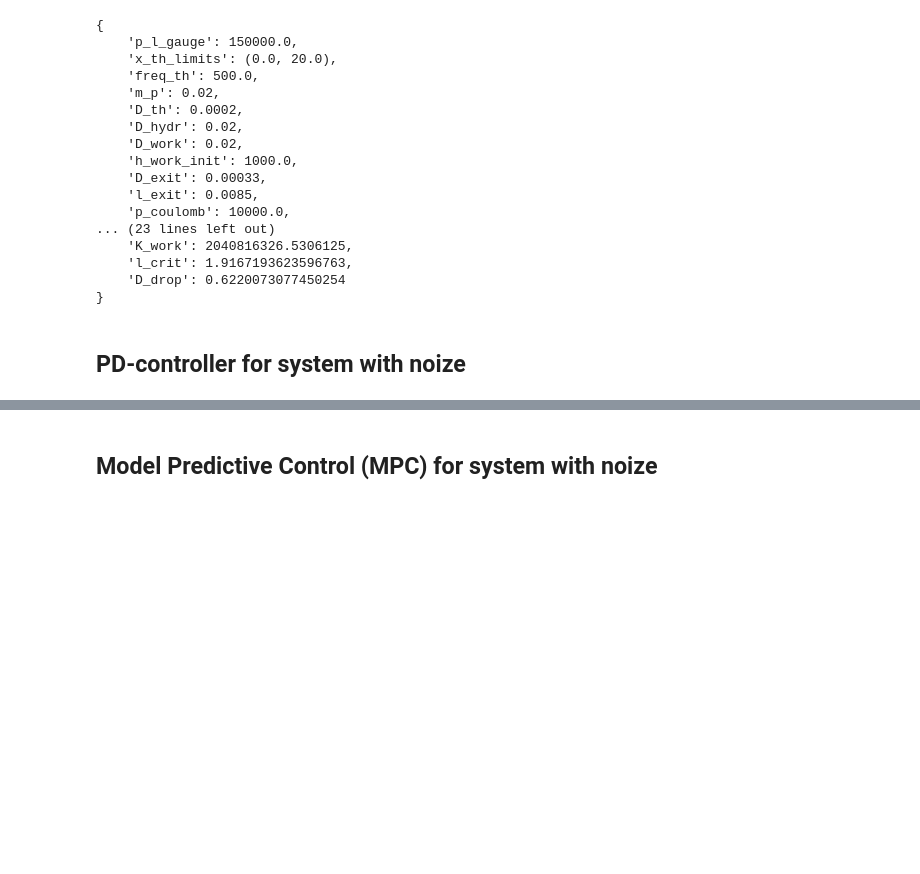
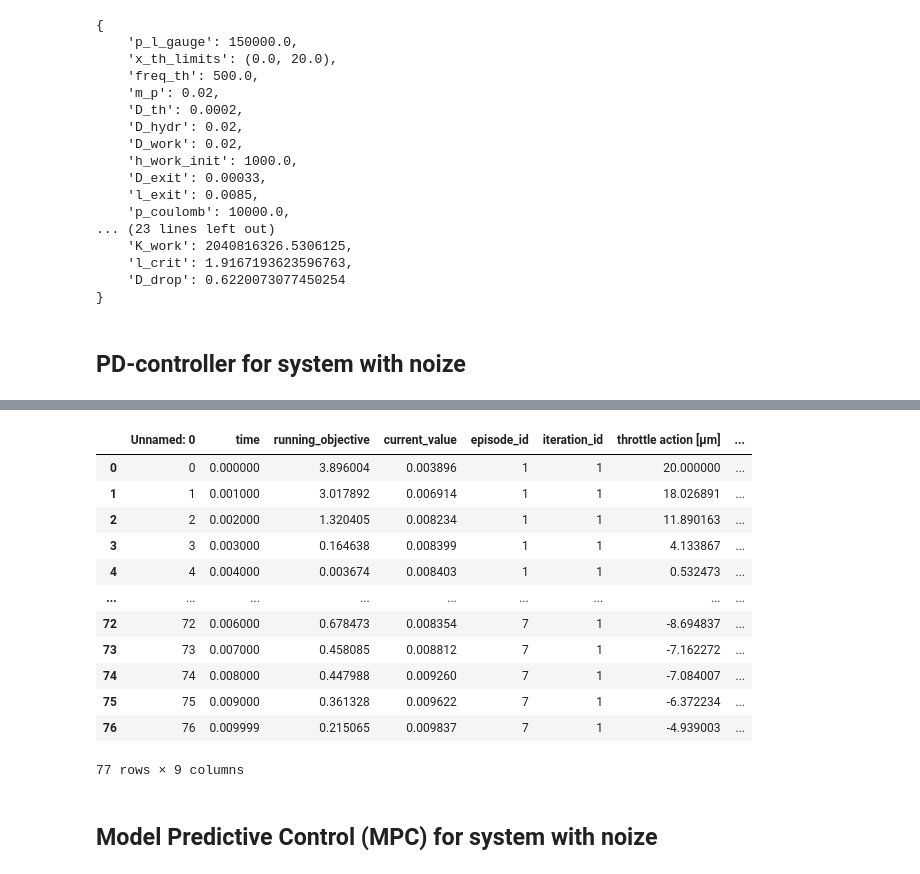
Before and after one commit to mvulf/acm-project, a Jupyter notebook: main.ipynb, the cells around one changed output, grey strips where cells are left out. Cells and saved outputs as stored; diff of their text form; code cells hidden in the pictures; blank space fills up the shorter version.

```diff
--- a/main.ipynb
+++ b/main.ipynb
@@ -422,3 +415,19 @@ callbacks[-1].clear_recent_data()
+# %%
+observations_pd_noize
+# %% [output]
+|  | Unnamed: 0 | time | running_objective | current_value | episode_id | iteration_id | throttle action [µm] | ... |
+| 0 | 0 | 0.000000 | 3.896004 | 0.003896 | 1 | 1 | 20.000000 | ... |
+| 1 | 1 | 0.001000 | 3.017892 | 0.006914 | 1 | 1 | 18.026891 | ... |
+| 2 | 2 | 0.002000 | 1.320405 | 0.008234 | 1 | 1 | 11.890163 | ... |
+| 3 | 3 | 0.003000 | 0.164638 | 0.008399 | 1 | 1 | 4.133867 | ... |
+| 4 | 4 | 0.004000 | 0.003674 | 0.008403 | 1 | 1 | 0.532473 | ... |
+| ... | ... | ... | ... | ... | ... | ... | ... | ... |
+| 72 | 72 | 0.006000 | 0.678473 | 0.008354 | 7 | 1 | -8.694837 | ... |
+| 73 | 73 | 0.007000 | 0.458085 | 0.008812 | 7 | 1 | -7.162272 | ... |
+| 74 | 74 | 0.008000 | 0.447988 | 0.009260 | 7 | 1 | -7.084007 | ... |
+| 75 | 75 | 0.009000 | 0.361328 | 0.009622 | 7 | 1 | -6.372234 | ... |
+| 76 | 76 | 0.009999 | 0.215065 | 0.009837 | 7 | 1 | -4.939003 | ... |
+77 rows × 9 columns
 # %% [markdown]
 ## Model Predictive Control (MPC) for system with noize
 # %%
```
Also changed, not shown: parts of 8 cells of this notebook, 2 other files.
